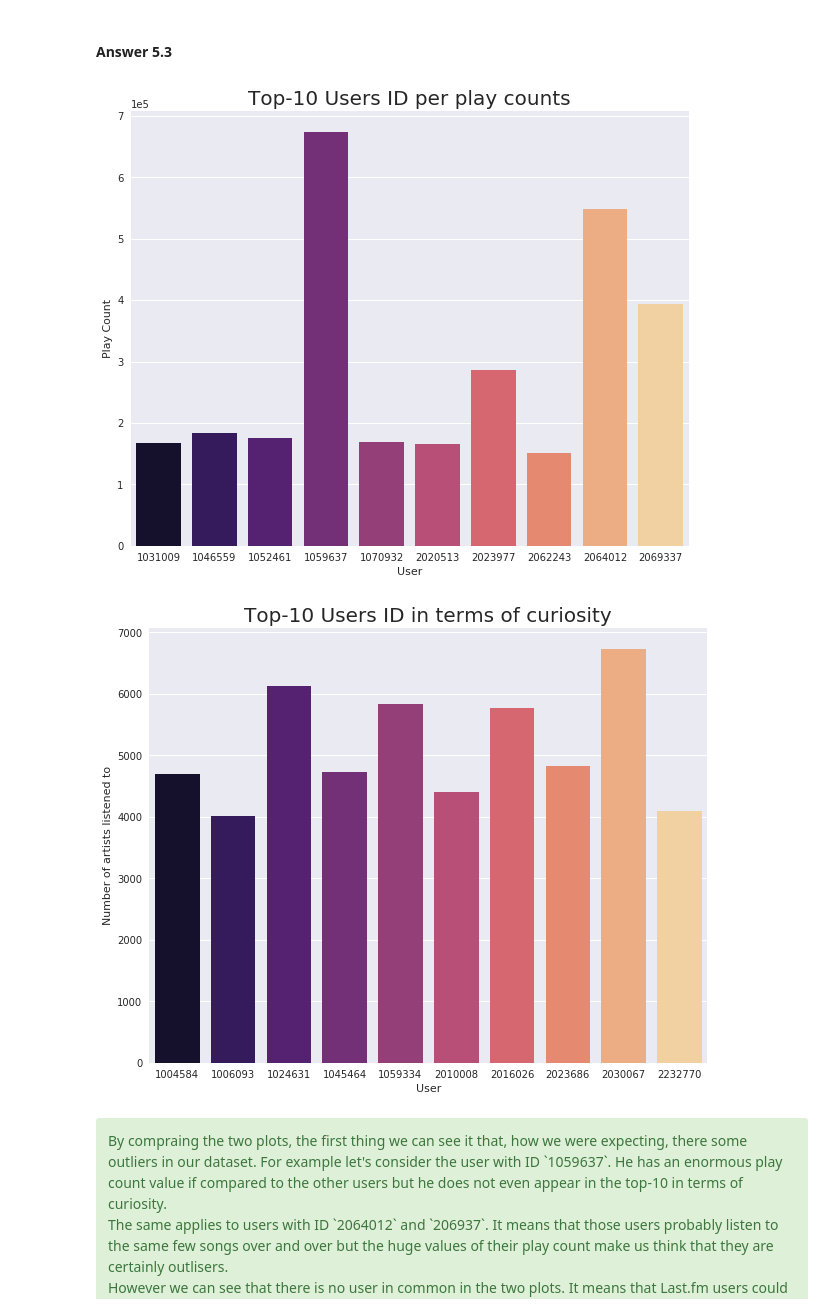
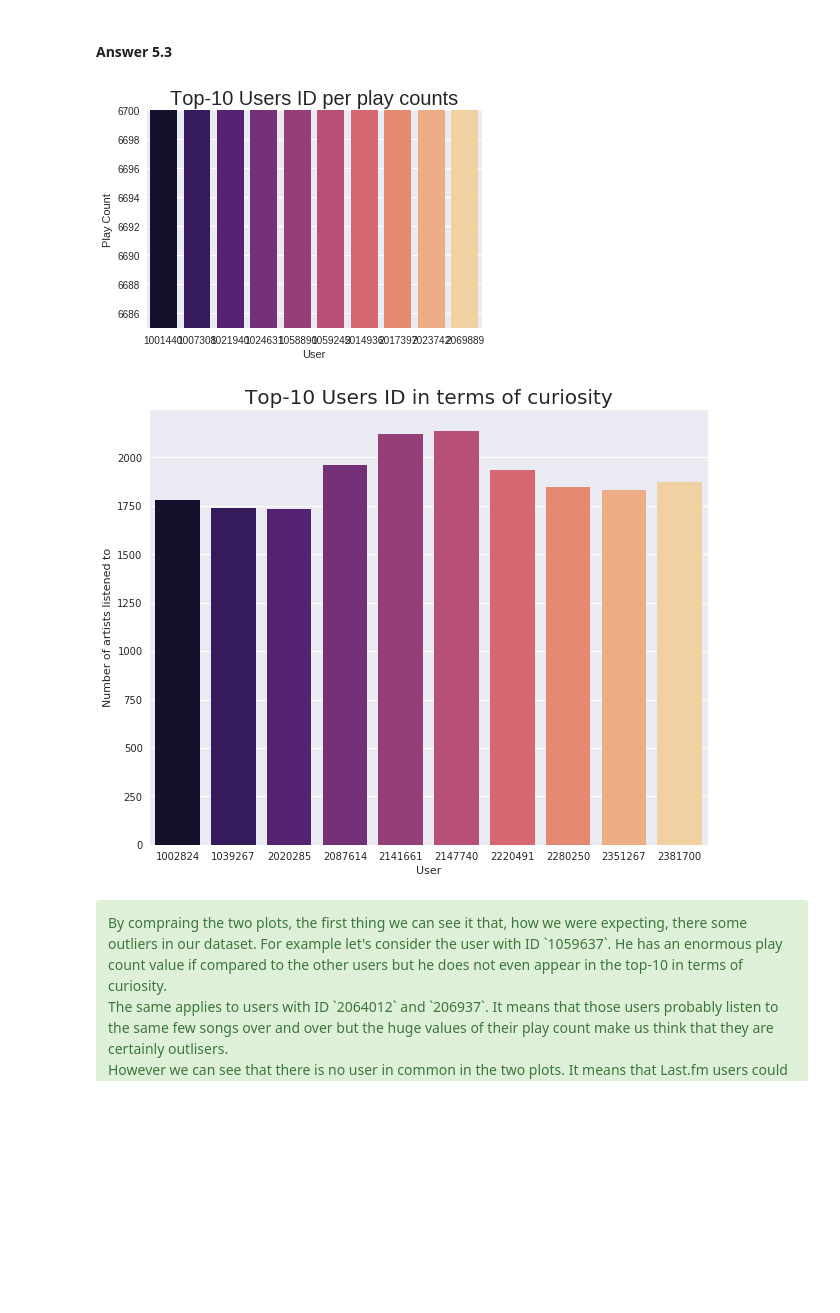
Before and after one commit to sgiammy/AML-course, a Jupyter notebook: RecSys.ipynb, the cells around one changed output. Saved outputs shown, nothing was run; the diff lists cells and outputs as text; code cells hidden in the pictures; blank space fills up the shorter version.

```diff
--- a/RecSys.ipynb
+++ b/RecSys.ipynb
@@ -411,9 +424,10 @@ boxplot(Y,"Playcount", "Boxplot number of play counts per UserID")
 [figure]
 # %%
 ## Now we remove the outliers, i.e., we remove each line containing an UserID among the ones with too many playcounts.
-## TODROP: Are we sure is a good idea ?
-userIDOutliers = userActivityDF[userActivityDF.playCount_total >  6.694].select('userID').collect()
-userArtistDF = userArtistDF.filter(userArtistDF['userID'].isin(userIDOutliers))
+#6694
+userIDOutliers = userActivityDF[userActivityDF.playCount_total >  150000].select('userID').collect()
+userIDOutliers = [row.userID for row in userIDOutliers]
+userArtistDF = userArtistDF.filter(~userArtistDF['userID'].isin(userIDOutliers))
 # %% [markdown]
 #### Question 2.3
 
@@ -1152,6 +1165,6 @@ newUserArtistDF.join(artistDF, newUserArtistDF['artistID'] == artistDF['artistID
 # %%
-            ## Query to drop [unknown] from artists
-newUserArtistDF = newUserArtistDF[newUserArtistDF.artistID != ##add artistID from the previous query]
+## Query to drop [unknown] from artists
+newUserArtistDF = newUserArtistDF[newUserArtistDF.artistID != 1034635] ##add artistID from the previous query]
 # %% [markdown]
 #### Question 5.3
 
@@ -1170,24 +1183,24 @@ Plot the results
 # %%
 # calculate top 10 users in term of play counts
 top10UserPC = newUserArtistDF.groupBy('userID').sum('playCount').orderBy('sum(playCount)', ascending=0).take(10)
 
 pdf                   = pd.DataFrame(data=top10UserPC)
 
 ax                    = sns.barplot(x=pdf[0], y=pdf[1], palette='magma')
 
 plt.ticklabel_format(axis='y', style='sci',scilimits=(0, 4))
 plt.ylabel('Play Count')
 plt.xlabel('User')
+plt.ylim([6685,6700])
 plt.title('Top-10 Users ID per play counts', fontsize=20)
 plt.show()
 # %% [output]
-[figure, old version]
+[figure, new version]
 # %%
 # calculate top 10 users in terms of curiosity
 top10UserC = newUserArtistDF.groupBy('userID')\
                                 .agg(countDistinct('artistID').alias("listenedArtists"))\
                                 .orderBy('listenedArtists', ascending=0).take(10)
-
 
 pdf                   = pd.DataFrame(data=top10UserC)
 
@@ -1198,7 +1211,7 @@ plt.xlabel('User')
 plt.title('Top-10 Users ID in terms of curiosity', fontsize=20)
 plt.show()
 # %% [output]
-[figure, old version]
+[figure, new version]
 # %% [markdown]
 <div class="alert alert-success">
 By compraing the two plots, the first thing we can see it that, how we were expecting, there some outliers in our dataset. For example let's consider the user with ID `1059637`. He has an enormous play count value if compared to the other users but he does not even appear in the top-10 in terms of curiosity. <br>
```
Also changed, not shown: parts of 76 cells of this notebook.
